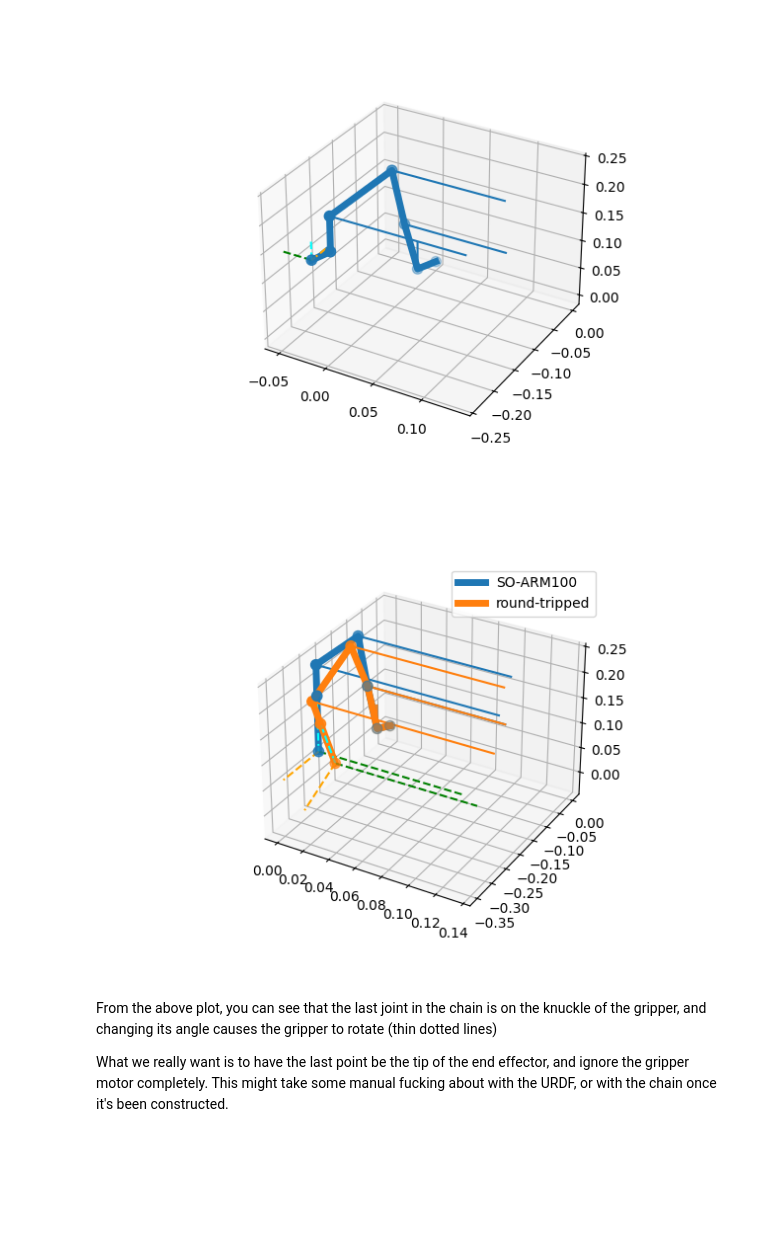
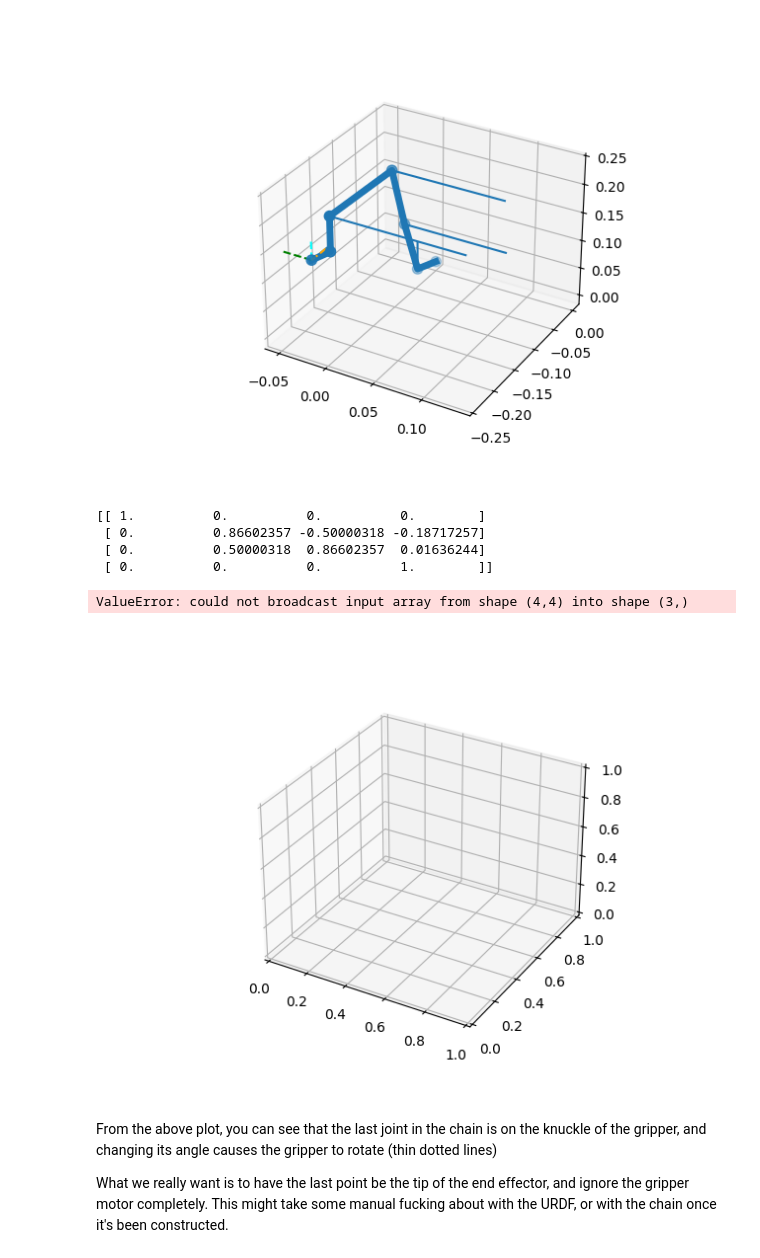
Before and after one commit to alsuren/lerobot, a Jupyter notebook: ikpy.ipynb, the cells around one changed output. Drawn from its saved outputs; the diff is of its cells as text; code cells hidden in the pictures; blank space fills up the shorter version.

```diff
--- a/ikpy.ipynb
+++ b/ikpy.ipynb
@@ -95,34 +95,46 @@ GRIPPER_OFFSET = np.array(
 hacked_chain = ikpy.chain.Chain.from_urdf_file(
             "../SO-ARM100/URDF/SO_5DOF_ARM100_8j_URDF.SLDASM/urdf/SO_5DOF_ARM100_8j_URDF.SLDASM.urdf",
             base_elements=["Base"],
             active_links_mask=[False, True, True, True, True, True, False, False],
             name="SO-ARM100",
             # Distance from wrist roll to tip of static jaw, measured with a tape measure.
             last_link_vector=np.array([ 0, -0.11, 0.    ])
         )
 # We don't want the gripper to be part of the chain, so we remove it
 hacked_chain.links.remove(hacked_chain.links[-2])
 
 
 my_chain = ikpy.chain.Chain.from_urdf_file(
             "../SO-ARM100/URDF/SO_5DOF_ARM100_8j_URDF.SLDASM/urdf/SO_5DOF_ARM100_8j_URDF.SLDASM.urdf",
             base_elements=["Base"],
             active_links_mask=[False, True, True, True, True, True, False, False],
             name="round-tripped",
             # Distance from wrist roll to tip of static jaw, measured with a tape measure.
             last_link_vector=np.array([ 0, -0.11, 0.    ])
         )
 # We don't want the gripper to be part of the chain, so we remove it
 my_chain.links.remove(my_chain.links[-2])
 
+initial_position = my_chain.forward_kinematics(
+            degrees_to_radians(INITIAL_ANGLES)
+        )
+print(initial_position)
+
+inversed_initial_angles = my_chain.inverse_kinematics(initial_position)
+print(inversed_initial_angles)
 
 hacked_chain.plot(degrees_to_radians(GRIPPER_OFFSET), ax)
 my_chain.plot([ 0.00000000e+00,-2.61878754e-15, 2.23136134e-01, 1.91722355e-01 ,-1.38593345e-02, 0.00000000e+00, 0.00000000e+00], ax)
 
 plt.legend()
 plt.show()
 # %% [output]
+[[ 1.          0.          0.          0.        ]
+ [ 0.          0.86602357 -0.50000318 -0.18717257]
+ [ 0.          0.50000318  0.86602357  0.01636244]
+ [ 0.          0.          0.          1.        ]]
+ValueError: could not broadcast input array from shape (4,4) into shape (3,)
-[figure, old version]
+[figure, new version]
 # %% [markdown]
 From the above plot, you can see that the last joint in the chain is on the knuckle of the gripper,
 and changing its angle causes the gripper to rotate (thin dotted lines)
```
Also changed, not shown: parts of 5 cells of this notebook.
